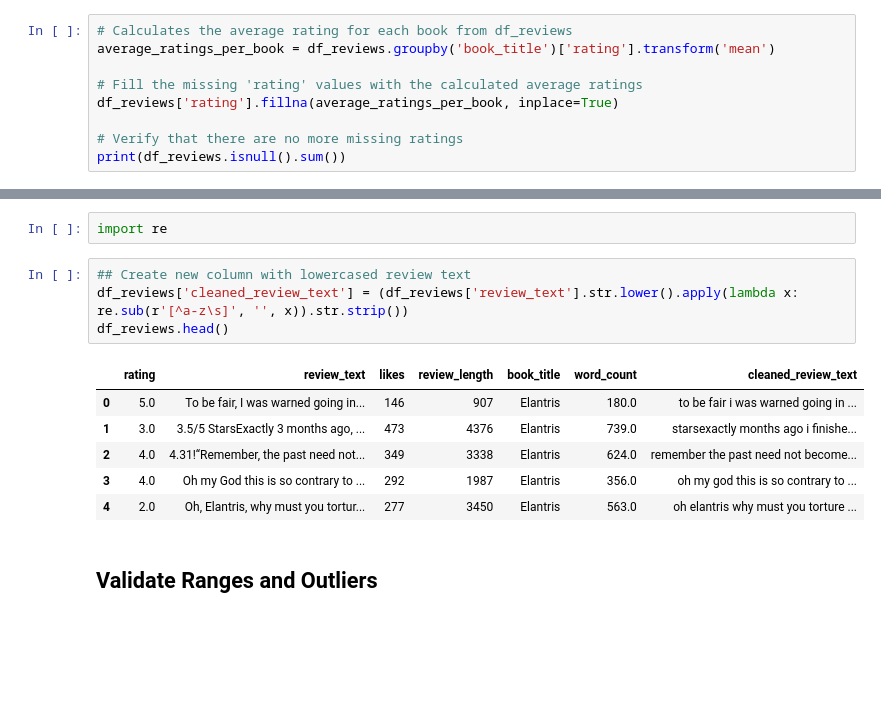
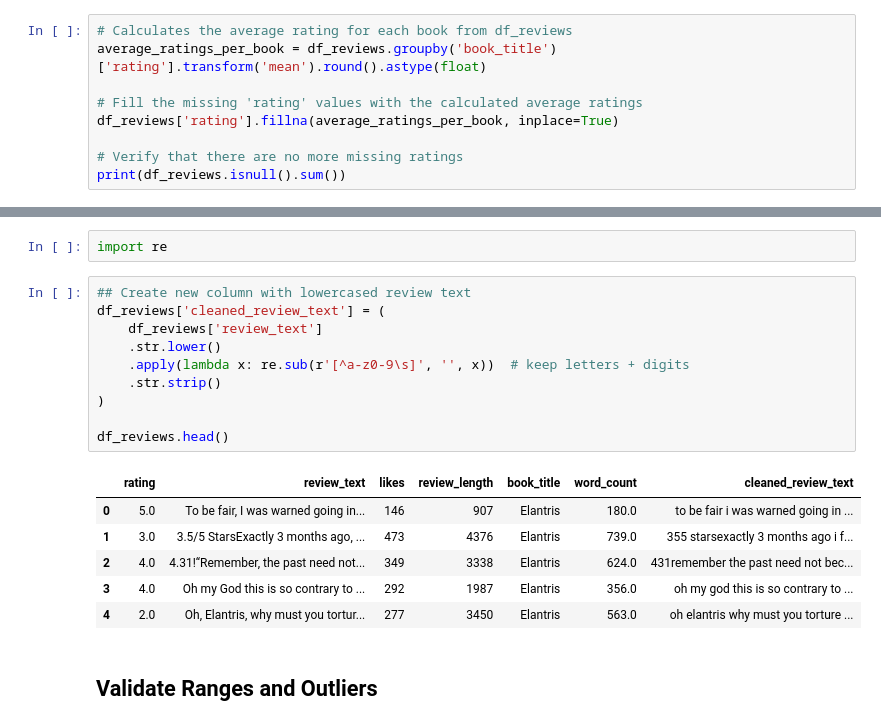
Before and after one commit to Gregag12/msba_capstone_dragonsteel, a Jupyter notebook: Cleanup.ipynb, the cells around one changed output, grey strips where cells are left out. Cells and saved outputs as stored; diff of their text form; blank space fills up the shorter version.

```diff
--- a/Cleanup.ipynb
+++ b/Cleanup.ipynb
@@ -192,7 +196,7 @@ rating
 Name: count, dtype: int64
 # %%
 # Calculates the average rating for each book from df_reviews
-average_ratings_per_book = df_reviews.groupby('book_title')['rating'].transform('mean')
+average_ratings_per_book = df_reviews.groupby('book_title')['rating'].transform('mean').round().astype(float)
 
 # Fill the missing 'rating' values with the calculated average ratings
 df_reviews['rating'].fillna(average_ratings_per_book, inplace=True)
@@ -236,13 +241,19 @@ np.int64(0)
 import re
 # %%
 ## Create new column with lowercased review text
-df_reviews['cleaned_review_text'] = (df_reviews['review_text'].str.lower().apply(lambda x: re.sub(r'[^a-z\s]', '', x)).str.strip())
+df_reviews['cleaned_review_text'] = (
+    df_reviews['review_text']
+    .str.lower()
+    .apply(lambda x: re.sub(r'[^a-z0-9\s]', '', x))  # keep letters + digits
+    .str.strip()
+)
+
 df_reviews.head()
 # %% [output]
 |  | rating | review_text | likes | review_length | book_title | word_count | cleaned_review_text |
 | 0 | 5.0 | To be fair, I was warned going in... | 146 | 907 | Elantris | 180.0 | to be fair i was warned going in ... |
-| 1 | 3.0 | 3.5/5 StarsExactly 3 months ago, ... | 473 | 4376 | Elantris | 739.0 | starsexactly months ago i finishe... |
-| 2 | 4.0 | 4.31!“Remember, the past need not... | 349 | 3338 | Elantris | 624.0 | remember the past need not become... |
+| 1 | 3.0 | 3.5/5 StarsExactly 3 months ago, ... | 473 | 4376 | Elantris | 739.0 | 355 starsexactly 3 months ago i f... |
+| 2 | 4.0 | 4.31!“Remember, the past need not... | 349 | 3338 | Elantris | 624.0 | 431remember the past need not bec... |
 | 3 | 4.0 | Oh my God this is so contrary to ... | 292 | 1987 | Elantris | 356.0 | oh my god this is so contrary to ... |
 | 4 | 2.0 | Oh, Elantris, why must you tortur... | 277 | 3450 | Elantris | 563.0 | oh elantris why must you torture ... |
 # %% [markdown]
```
Also changed, not shown: parts of 6 cells of this notebook, 7 other files.
